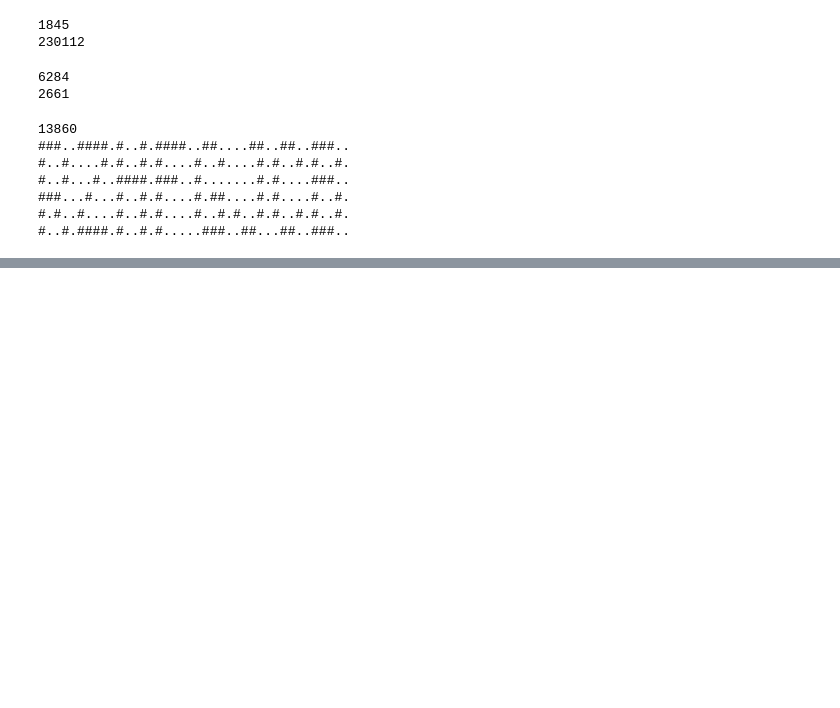
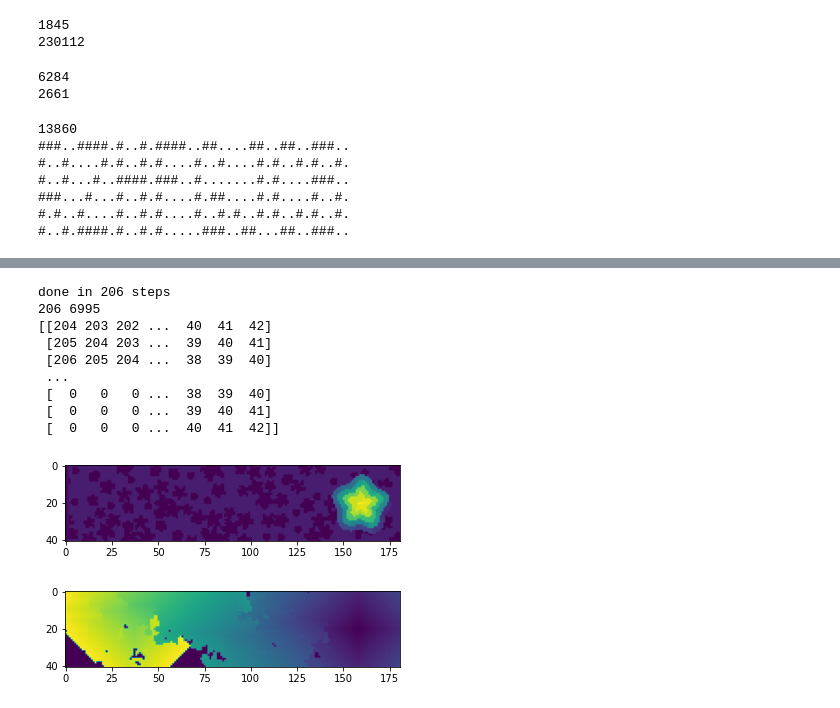
Before and after one commit to ThomasTram/AdventOfCode2022, a Jupyter notebook: AdventOfCode2022.ipynb, the cells around one changed output, grey strips where cells are left out. Saved outputs shown, nothing was run; the diff lists cells and outputs as text; code cells hidden in the pictures; blank space fills up the shorter version.

```diff
--- a/AdventOfCode2022.ipynb
+++ b/AdventOfCode2022.ipynb
@@ -427,0 +428,66 @@ print(np.prod(sorted(inspections)[-2:]))
+# %%
+# Day 12 plots
+with open('day12.txt') as fid:
+    height = np.array([[ord(c) - ord('a') for c in line] for line in fid.read().strip().split('\n')], dtype=int)
+
+idSj, idSi = np.where(height == ord('S') - ord('a'))
+idSj, idSi = idSj[0], idSi[0]
+
+idEj, idEi = np.where(height == ord('E') - ord('a'))
+idEj, idEi = idEj[0], idEi[0]
+
+height[idSj, idSi] = ord('a') - ord('a')
+height[idEj, idEi] = ord('z') - ord('a')
+
+priority_queue = []
+heapq.heappush(priority_queue, (0, idEj, idEi))
+
+visited = np.zeros(height.shape, dtype=bool)
+visited[idEj, idEi] = True
+
+distance_map = np.zeros(height.shape, dtype=int)
+
+count = 0
+while True:
+    count += 1
+    dist, j, i = heapq.heappop(priority_queue)
+    #print(f'dist is {dist} at {j}, {i}')
+    #print(iteration, dist, j, i)
+    if j == idSj and i == idSi:
+        print(f'done in {dist} steps')
+        break
+    for move in [(1,0), (0, 1), (-1, 0), (0, -1)]:
+        jj, ii = j + move[0], i + move[1]
+        if jj < 0 or ii < 0 or jj >= height.shape[0] or ii >= height.shape[1]:
+            continue
+        if visited[jj, ii]:
+            continue
+        if height[jj, ii] > height[j, i] + 1:
+            continue
+        # Acceptable move
+        visited[jj, ii] = True
+        distance_map[jj, ii] = dist + 1
+        #print(f'push {dist + 1} at {jj}, {ii} to queue')
+        heapq.heappush(priority_queue, (dist + 1, jj, ii))
+print(dist, count)
+import matplotlib.pyplot as plt
+plt.imshow(height)
+#plt.colorbar()
+plt.figure()
+plt.imshow(distance_map)
+#plt.colorbar()
+print(distance_map)
+
+# Part B
+# %% [output]
+done in 206 steps
+206 6995
+[[204 203 202 ...  40  41  42]
+ [205 204 203 ...  39  40  41]
+ [206 205 204 ...  38  39  40]
+ ...
+ [  0   0   0 ...  38  39  40]
+ [  0   0   0 ...  39  40  41]
+ [  0   0   0 ...  40  41  42]]
+[figure, added]
+[figure, added]
```
Also changed, not shown: parts of 3 cells of this notebook, 1 other file.
